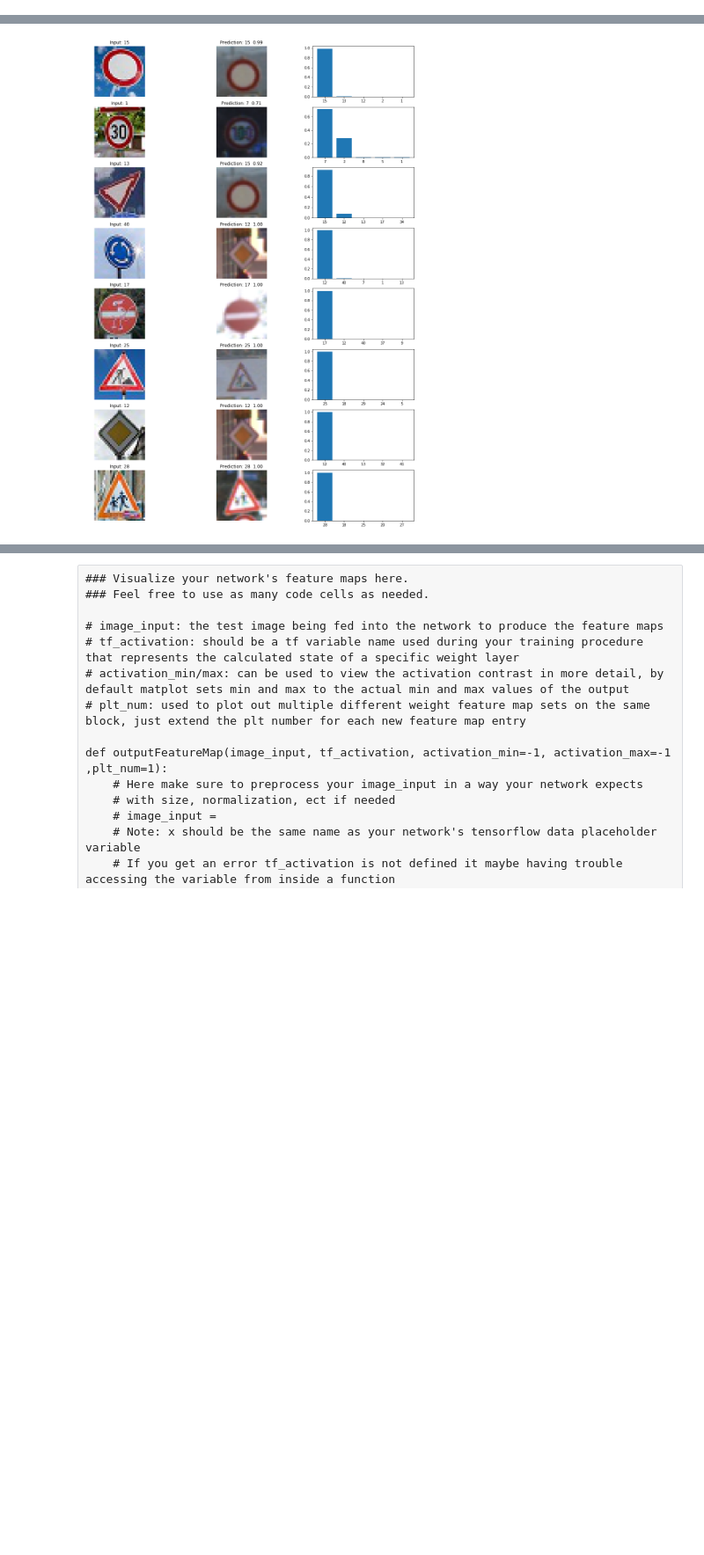
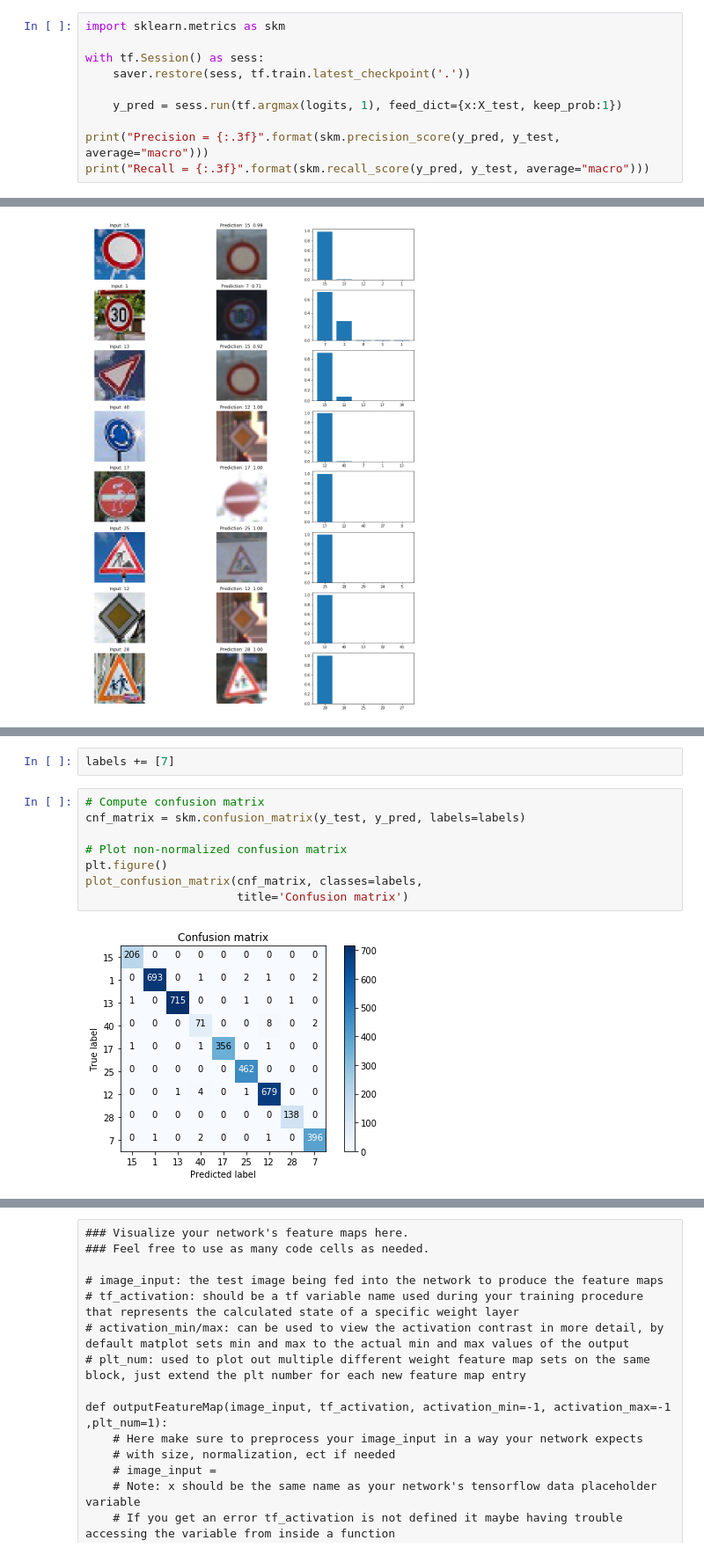
Before and after one commit to tmandzak/CarND-Traffic-Sign-Classifier-Project, a Jupyter notebook: Traffic_Sign_Classifier.ipynb, the cells around one changed output, grey strips where cells are left out. Shown at 88% size. Saved outputs shown, nothing was run; the diff lists cells and outputs as text; blank space fills up the shorter version.

Commit message:
Precision and Recall

```diff
--- a/Traffic_Sign_Classifier.ipynb
+++ b/Traffic_Sign_Classifier.ipynb
@@ -737,3 +741,13 @@ with tf.Session() as sess:
     print("Test Accuracy = {:.3f}".format(test_accuracy))
 # %% [output]
 Test Accuracy = 0.930
+# %%
+import sklearn.metrics as skm
+
+with tf.Session() as sess:
+    saver.restore(sess, tf.train.latest_checkpoint('.'))
+
+    y_pred = sess.run(tf.argmax(logits, 1), feed_dict={x:X_test, keep_prob:1})
+
+print("Precision = {:.3f}".format(skm.precision_score(y_pred, y_test, average="macro")))
+print("Recall = {:.3f}".format(skm.recall_score(y_pred, y_test, average="macro")))
@@ -893,0 +957,12 @@ matplotlib.axes._subplots.AxesSubplot
+# %%
+labels += [7]
+# %%
+# Compute confusion matrix
+cnf_matrix = skm.confusion_matrix(y_test, y_pred, labels=labels)
+
+# Plot non-normalized confusion matrix
+plt.figure()
+plot_confusion_matrix(cnf_matrix, classes=labels,
+                      title='Confusion matrix')
+# %% [output]
+[figure, added]
```
Also changed, not shown: parts of 12 cells of this notebook.
